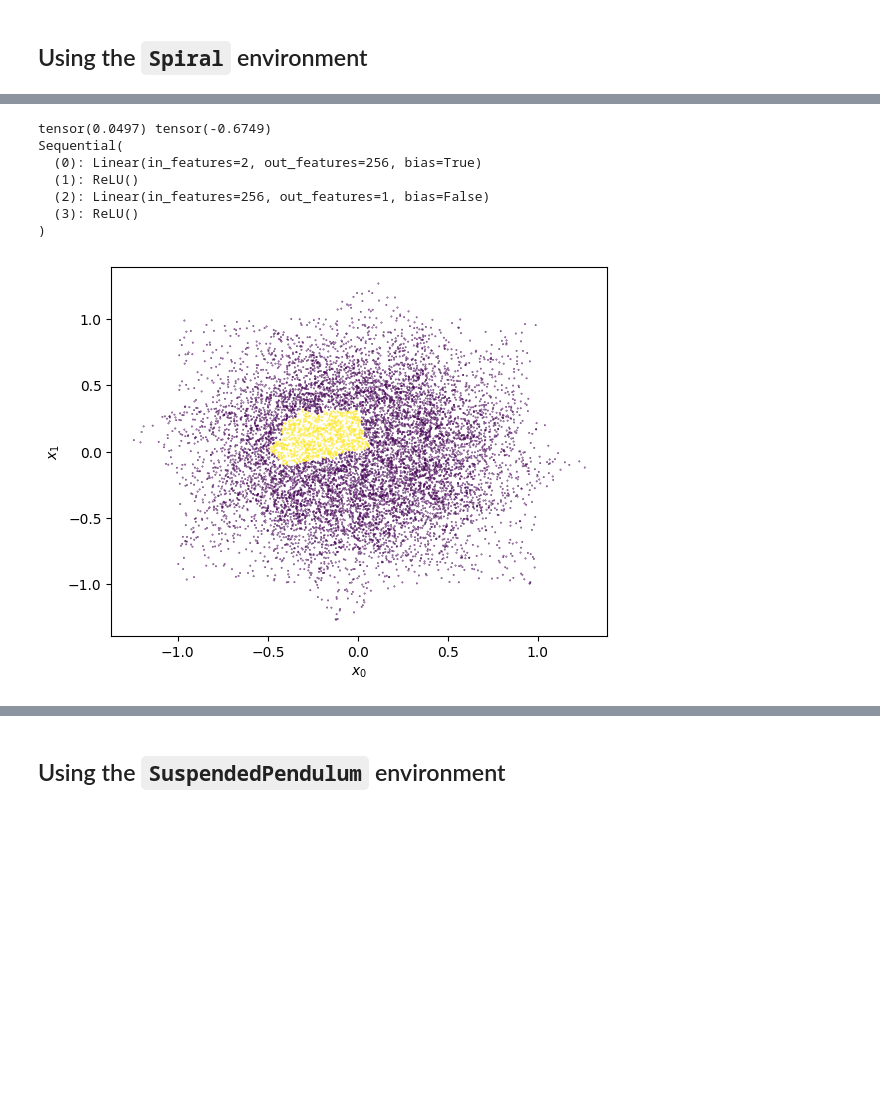
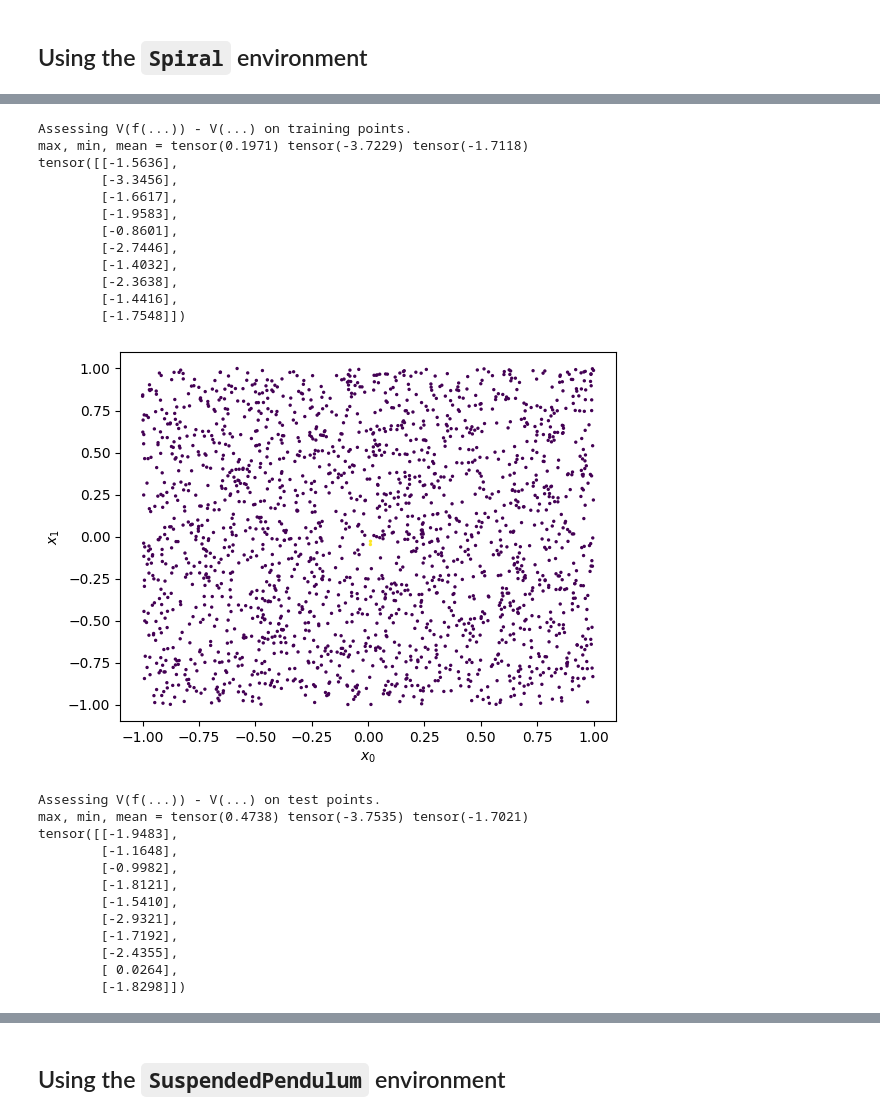
Before and after one commit to mahykari/neural-certificates, a Jupyter notebook: playground.ipynb, the cells around one changed output, grey strips where cells are left out. Drawn from its saved outputs; the diff is of its cells as text; code cells hidden in the pictures; blank space fills up the shorter version.

```diff
--- a/playground.ipynb
+++ b/playground.ipynb
@@ -327,7 +345,7 @@ class Learner_Reach_V(Learner):
 ## Using the `Spiral` environment
 # %%
 env = Spiral(0.6, 0.7)
-S = env.sample()
 learner = Learner_Reach_V(env, [nn_V_2d()])
-S = learner.fit(S)
+S = env._sample(2000, 1)
+learner.fit(S, n_epoch=1024, lr=1e-1)
 # %% [output]
@@ -343,21 +369,54 @@ S = learner.fit(S)
 # %%
+print('Assessing V(f(...)) - V(...) on training points.')
 x = S
 x_nxt = env.f(x)
 diff = learner.V(x_nxt) - learner.V(x)
 diff = diff.detach()
-print(torch.max(diff), torch.min(diff))
-print(learner.V)
+print('max, min, mean =',
+      torch.max(diff), torch.min(diff), torch.mean(diff))
+print(diff[:10])
 
-plt.scatter(S[:,0], S[:,1], s=0.1, c=torch.sign(diff))
+plt.scatter(x[:,0], x[:,1], s=2, c=torch.sign(diff))
 plt.xlabel(r'$x_0$')
 plt.ylabel(r'$x_1$')
 plt.show()
+
+print('Assessing V(f(...)) - V(...) on test points.')
+x = env._sample(100000, 1)
+x_nxt = env.f(x)
+diff = learner.V(x_nxt) - learner.V(x)
+diff = diff.detach()
+print('max, min, mean =',
+      torch.max(diff), torch.min(diff), torch.mean(diff))
+print(diff[:10])
+
+plt.scatter(x[:,0], x[:,1], s=2, c=torch.sign(diff))
+plt.xlabel(r'$x_0$')
+plt.ylabel(r'$x_1$')
+plt.show()
 # %% [output]
-tensor(0.0497) tensor(-0.6749)
-Sequential(
-  (0): Linear(in_features=2, out_features=256, bias=True)
-  (1): ReLU()
-  (2): Linear(in_features=256, out_features=1, bias=False)
-  (3): ReLU()
-)
+Assessing V(f(...)) - V(...) on training points.
+max, min, mean = tensor(0.1971) tensor(-3.7229) tensor(-1.7118)
+tensor([[-1.5636],
+        [-3.3456],
+        [-1.6617],
+        [-1.9583],
+        [-0.8601],
+        [-2.7446],
+        [-1.4032],
+        [-2.3638],
+        [-1.4416],
+        [-1.7548]])
-[figure, old version]
+[figure, new version]
+Assessing V(f(...)) - V(...) on test points.
+max, min, mean = tensor(0.4738) tensor(-3.7535) tensor(-1.7021)
+tensor([[-1.9483],
+        [-1.1648],
+        [-0.9982],
+        [-1.8121],
+        [-1.5410],
+        [-2.9321],
+        [-1.7192],
+        [-2.4355],
+        [ 0.0264],
+        [-1.8298]])
```
Also changed, not shown: parts of 9 cells of this notebook.
